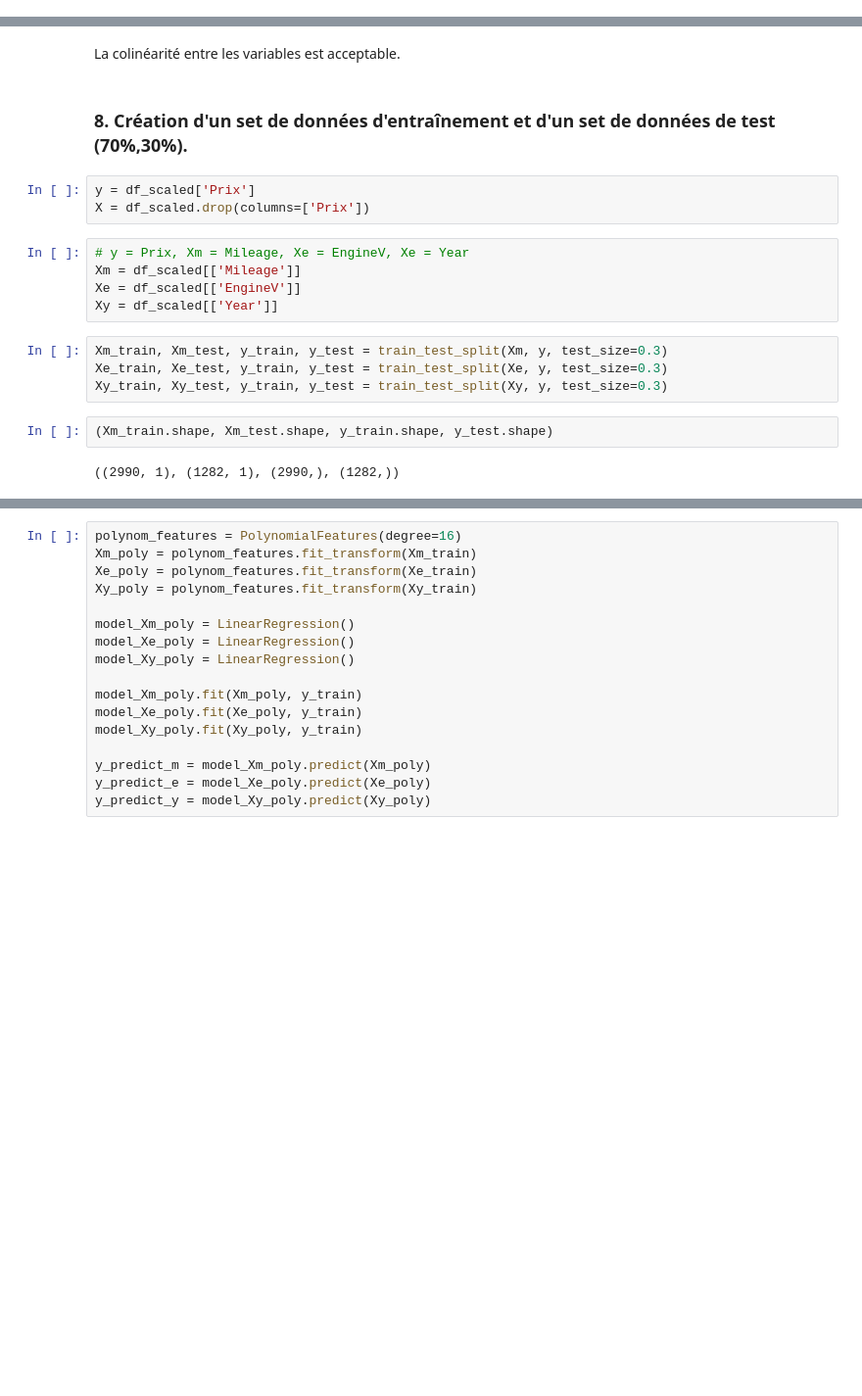
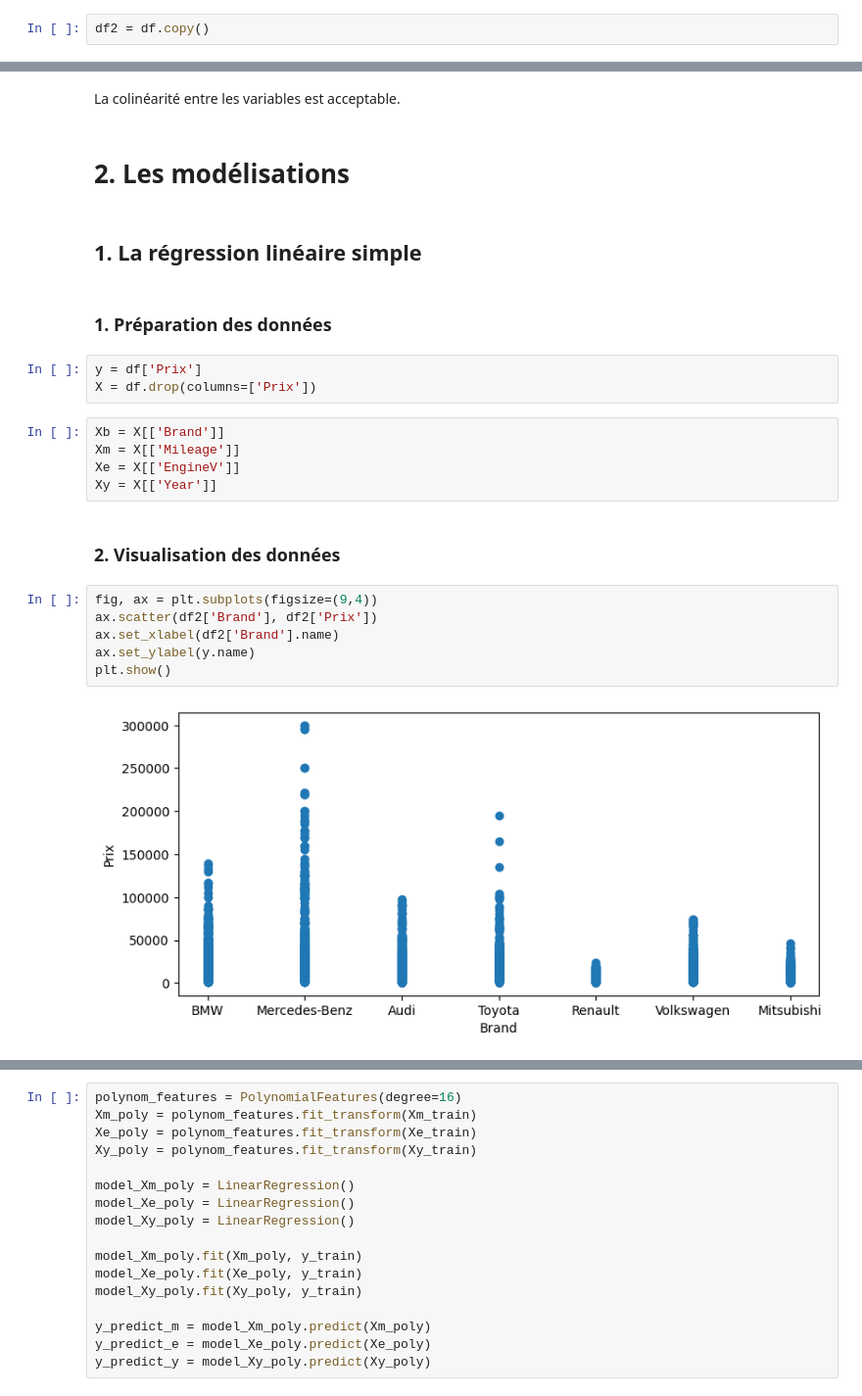
Before and after one commit to DataLiving/MachineLearning, a Jupyter notebook: MachineLearning.ipynb, the cells around one changed output, grey strips where cells are left out. Shown at 98% size. Drawn from its saved outputs; the diff is of its cells as text; blank space fills up the shorter version.

```diff
--- a/MachineLearning.ipynb
+++ b/MachineLearning.ipynb
@@ -156,3 +150,5 @@ for i in df:
+# %%
+df2 = df.copy()
 # %%
 model_label = LabelEncoder()
 def chainedechar_en_label(vecteur):
@@ -257,20 +253,26 @@ vif
 # %% [markdown]
 La colinéarité entre les variables est acceptable.
 # %% [markdown]
-### 8. Création d'un set de données d'entraînement et d'un set de données de test (70%,30%).
+# 2. Les modélisations
+# %% [markdown]
+## 1. La régression linéaire simple
+# %% [markdown]
+### 1. Préparation des données
 # %%
-y = df_scaled['Prix']
-X = df_scaled.drop(columns=['Prix'])
+y = df['Prix']
+X = df.drop(columns=['Prix'])
 # %%
-# y = Prix, Xm = Mileage, Xe = EngineV, Xe = Year
-Xm = df_scaled[['Mileage']]
-Xe = df_scaled[['EngineV']]
-Xy = df_scaled[['Year']]
+Xb = X[['Brand']]
+Xm = X[['Mileage']]
+Xe = X[['EngineV']]
+Xy = X[['Year']]
-# %%
-Xm_train, Xm_test, y_train, y_test = train_test_split(Xm, y, test_size=0.3)
-Xe_train, Xe_test, y_train, y_test = train_test_split(Xe, y, test_size=0.3)
-Xy_train, Xy_test, y_train, y_test = train_test_split(Xy, y, test_size=0.3)
-# %%
-(Xm_train.shape, Xm_test.shape, y_train.shape, y_test.shape)
-# %% [output]
-((2990, 1), (1282, 1), (2990,), (1282,))
+# %% [markdown]
+### 2. Visualisation des données
+# %%
+fig, ax = plt.subplots(figsize=(9,4))
+ax.scatter(df2['Brand'], df2['Prix'])
+ax.set_xlabel(df2['Brand'].name)
+ax.set_ylabel(y.name)
+plt.show()
+# %% [output]
+[figure, added]
```
Also changed, not shown: parts of 50 cells of this notebook.
